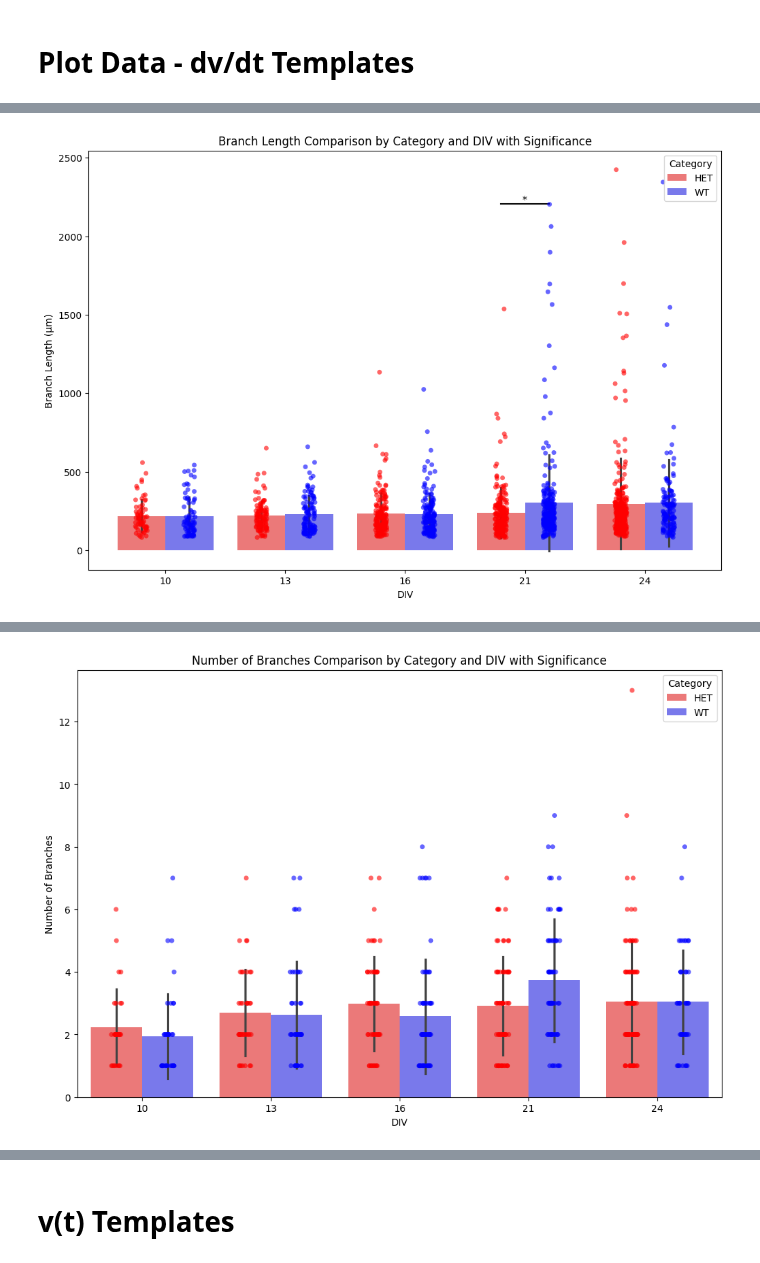
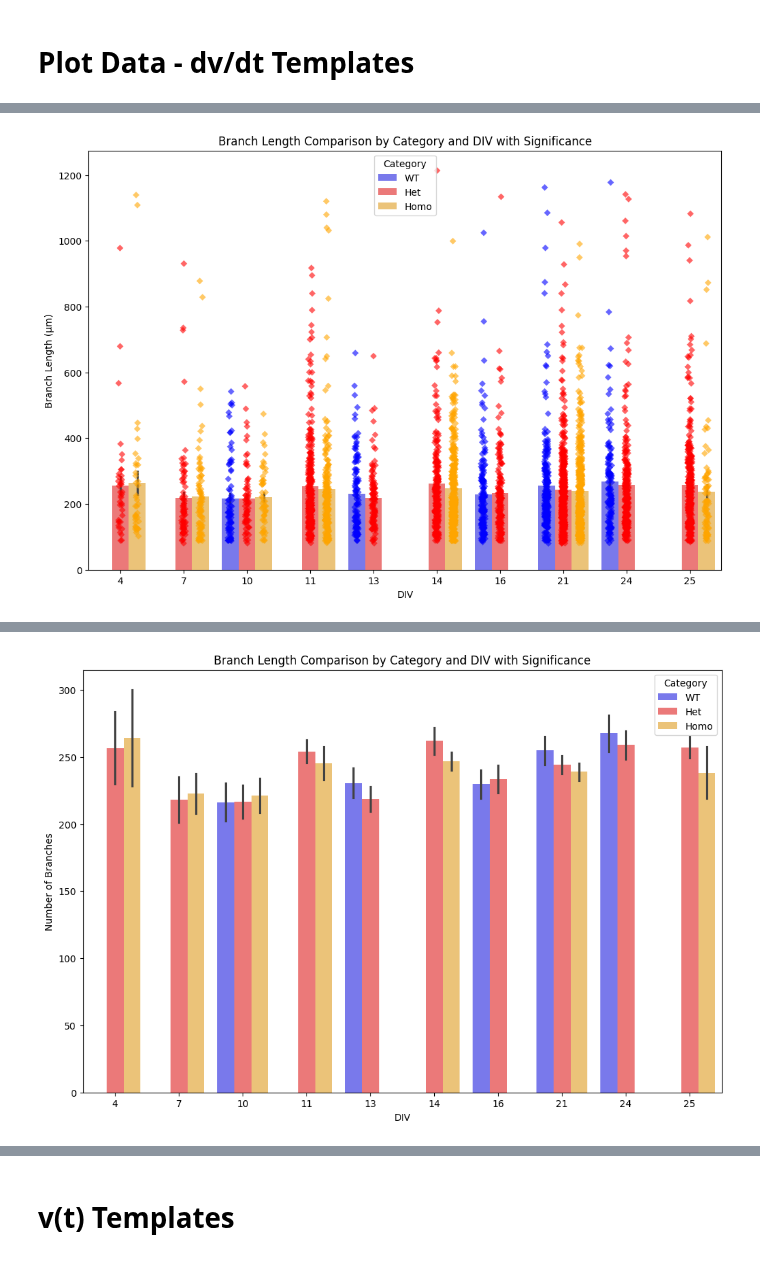
Before and after one commit to roybens/MEA_Analysis, a Jupyter notebook: AxonReconPipeline/notebooks/KCNT1_analysis.ipynb, the cells around one changed output, grey strips where cells are left out. Drawn from its saved outputs; the diff is of its cells as text; code cells hidden in the pictures.

Commit message:
updated analysis notebooks and plotting

```diff
--- a/AxonReconPipeline/notebooks/KCNT1_analysis.ipynb
+++ b/AxonReconPipeline/notebooks/KCNT1_analysis.ipynb
@@ -83,6 +436,20 @@ data = load_data(file_paths, categories, divs)
 # %%
-from AxonReconPipeline.src.lib_plotting_and_analysis import extract_branch_lengths, extract_branch_velocities, extract_number_of_branches
+# from AxonReconPipeline.src.lib_plotting_and_analysis import extract_branch_lengths, extract_branch_velocities, extract_number_of_branches
+# from AxonReconPipeline.src.lib_plotting_and_analysis import (
+#     validate_template_densities,
+#     #validate_branch_lengths_data,
+#     #validate_velocity_data,
+#     #validate_number_of_branches_data,
+#     count_all_units_and_branches,
+# )
+
+#template validation
+valid_data = validate_template_densities(data, threshold=0.75) #Arbitrary number. #TODO: Find a good threshold
+
 # Extract data
-branch_lengths_data = extract_branch_lengths(data)
-branch_velocities_data = extract_branch_velocities(data)
-number_of_branches_data = extract_number_of_branches(data)
+branch_lengths_data = extract_branch_lengths(valid_data)
+branch_velocities_data = extract_branch_velocities(valid_data)
+#number_of_branches_data = extract_number_of_branches(valid_data)
+
+#validate data
+final_valid_data = combine_validations(valid_data, stddevs=4)
@@ -89,19 +476,18 @@ number_of_branches_data = extract_number_of_branches(data)
 # %% [markdown]
 # Plot Data - dv/dt Templates
 # %%
-from AxonReconPipeline.src.lib_plotting_and_analysis import plot_with_significance
+#from AxonReconPipeline.src.lib_plotting_and_analysis import plot_with_significance
+# from AxonReconPipeline.src.lib_plotting_and_analysis import validate_branch_lengths_data, validate_branch_velocities_data, validate_number_of_branches_data
+#from AxonReconPipeline.src.lib_plot_and_analyze import plot_velocities_by_gene
+
 # Plot data with significance annotations
-ax = plot_with_significance(branch_lengths_data, 'Length', 'Branch Length Comparison by Category and DIV with Significance', 'Branch Length (µm)')
-#save plot at svg
+ax = plot_with_significance(final_valid_data, 'length', 'Branch Length Comparison by Category and DIV with Significance', 'Branch Length (µm)')
 ax.get_figure().savefig('branch_length_comparison.svg', format='svg')
-ax = plot_with_significance(number_of_branches_data, 'Branches', 'Number of Branches Comparison by Category and DIV with Significance', 'Number of Branches')
-ax.get_figure().savefig('number_of_branches_comparison.svg', format='svg')
-ax = plot_with_significance(branch_velocities_data, 'Velocity', 'Branch Velocity Comparison by Category and DIV with Significance', 'Branch Velocity (µm/ms)')
-#save plot at svg
+ax = plot_with_significance(final_valid_data, 'length', 'Branch Length Comparison by Category and DIV with Significance', 'Number of Branches', scatter=False)
+ax.get_figure().savefig('branch_length_comparison_noscatter.svg', format='svg')
+
+ax = plot_with_significance(final_valid_data, 'Velocity', 'Branch Velocity Comparison by Category and DIV with Significance', 'Branch Velocity (µm/ms)')
 ax.get_figure().savefig('branch_velocity_comparison.svg', format='svg')
-
-from AxonReconPipeline.src.lib_plotting_and_analysis import count_units_and_branches
-unit_counts_branches, branch_counts_branches = count_units_and_branches(number_of_branches_data)
-print(f"Unit counts: {unit_counts_branches}")
-print(f"Branch counts: {branch_counts_branches}")
+ax = plot_with_significance(final_valid_data, 'Velocity', 'Branch Velocity Comparison by Category and DIV with Significance', 'Branch Velocity (µm/ms)', scatter=False)
+ax.get_figure().savefig('branch_velocity_comparison_noscatter.svg', format='svg')
 # %% [output]
@@ -114 +508 @@ Significant difference between HET and WT at DIV 21 after Bonferroni correction:
-[figure, old version]
+[figure, new version]
@@ -120 +523 @@ Comparing HET vs WT at DIV 24: t-statistic=0.036886518863783566, p-value=0.97063
-[figure, old version]
+[figure, new version]
```
Also changed, not shown: parts of 9 cells of this notebook, 16 other files.
